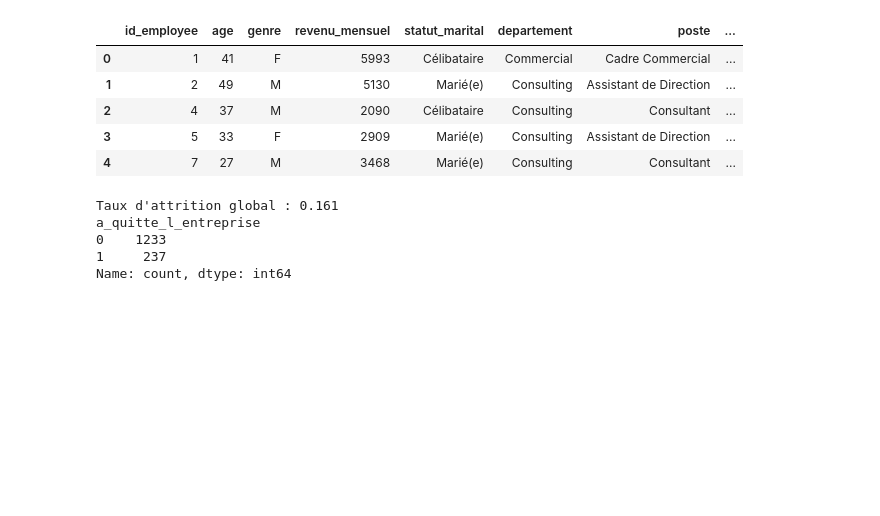
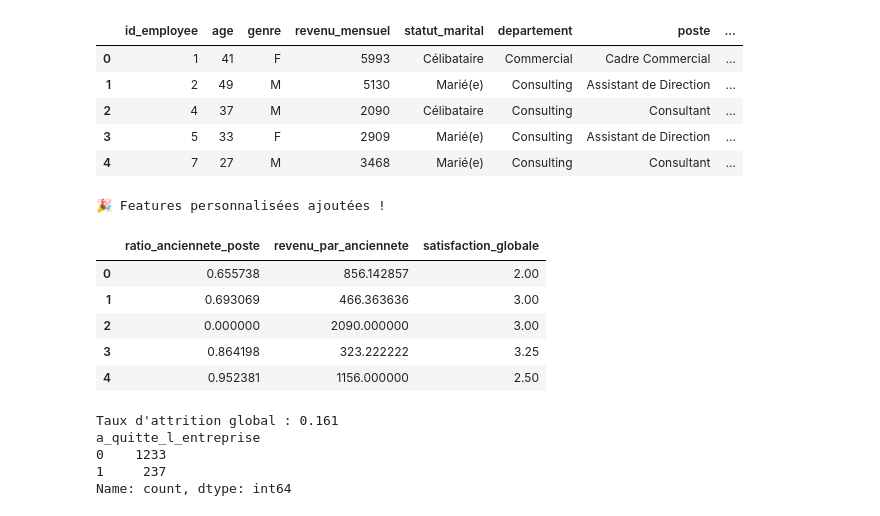
Before and after one commit to DagueG/Auto_classif_data, a Jupyter notebook: notebooks/01_exploration.ipynb, the cells around one changed output. Drawn from its saved outputs; the diff is of its cells as text; code cells hidden in the pictures; blank space fills up the shorter version.

```diff
--- a/notebooks/01_exploration.ipynb
+++ b/notebooks/01_exploration.ipynb
@@ -167,6 +167,41 @@ df["augementation_salaire_precedente"] = (
     .replace("nan", np.nan)
     .astype(float)
 )
+# %%
+# ───────────────────────────────────────────────
+# FEATURES PERSONNALISÉES TECHNOVA
+# ───────────────────────────────────────────────
+
+# 1️⃣ Ancienneté relative dans le poste
+df["ratio_anciennete_poste"] = (
+    df["annees_dans_le_poste_actuel"] / (df["annees_dans_l_entreprise"] + 0.1)
+)
+
+# 2️⃣ Revenu ajusté par ancienneté
+df["revenu_par_anciennete"] = (
+    df["revenu_mensuel"] / (df["annees_dans_l_entreprise"] + 1)
+)
+
+# 3️⃣ Satisfaction globale moyenne
+satisfaction_cols = [
+    "satisfaction_employee_environnement",
+    "satisfaction_employee_equipe",
+    "satisfaction_employee_equilibre_pro_perso",
+    "satisfaction_employee_nature_travail",
+]
+
+df["satisfaction_globale"] = df[satisfaction_cols].mean(axis=1)
+
+print("🎉 Features personnalisées ajoutées !")
+df[["ratio_anciennete_poste", "revenu_par_anciennete", "satisfaction_globale"]].head()
+# %% [output]
+🎉 Features personnalisées ajoutées !
+|  | ratio_anciennete_poste | revenu_par_anciennete | satisfaction_globale |
+| 0 | 0.655738 | 856.142857 | 2.00 |
+| 1 | 0.693069 | 466.363636 | 3.00 |
+| 2 | 0.000000 | 2090.000000 | 3.00 |
+| 3 | 0.864198 | 323.222222 | 3.25 |
+| 4 | 0.952381 | 1156.000000 | 2.50 |
 # %%
 print("Taux d'attrition global :", df["a_quitte_l_entreprise"].mean().round(3))
 print(df["a_quitte_l_entreprise"].value_counts())
```
Also changed, not shown: 4 other files.
